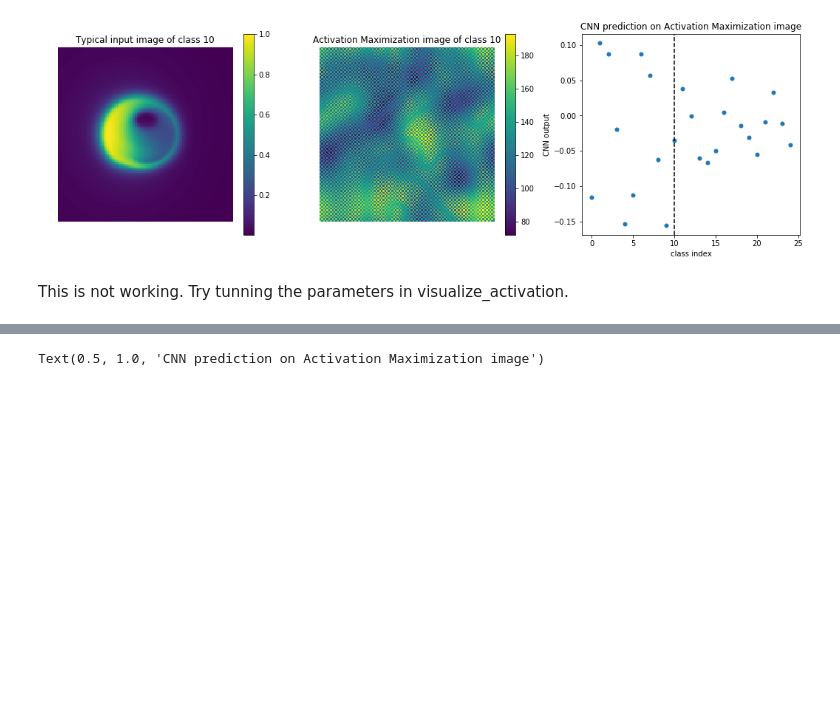
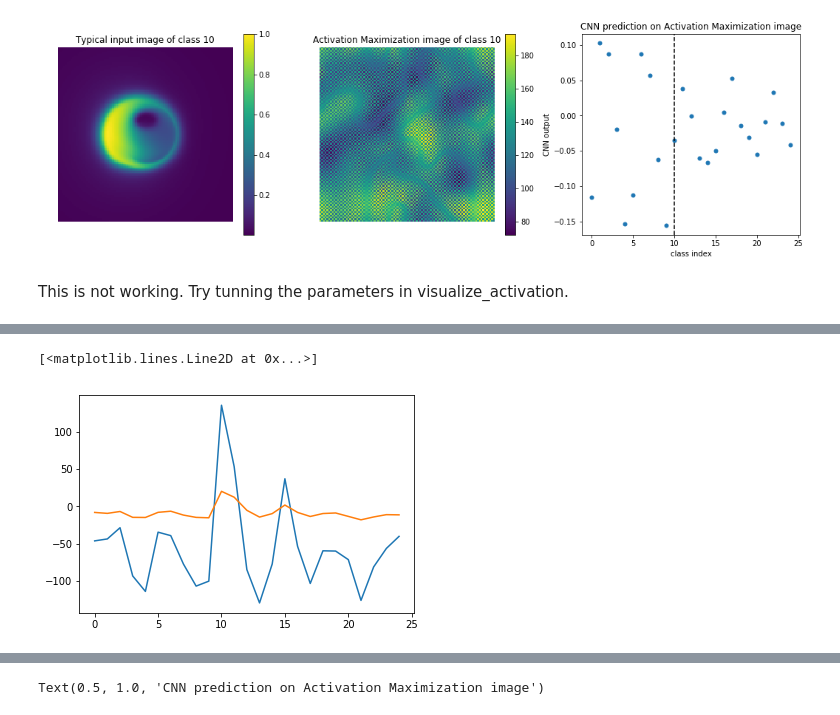
Before and after one commit to iwahle/CS101, a Jupyter notebook: grid_saliency.ipynb, the cells around one changed output, grey strips where cells are left out. Drawn from its saved outputs; the diff is of its cells as text; code cells hidden in the pictures; blank space fills up the shorter version.

```diff
--- a/grid_saliency.ipynb
+++ b/grid_saliency.ipynb
@@ -228,0 +244,6 @@ Text(0.5, 1.0, 'CNN prediction on Activation Maximization image')
+# %%
+plt.plot(model.predict(img[np.newaxis,...])[0],'-',markersize=10)
+plt.plot(model.predict(X[np.newaxis,idx])[0],'-',markersize=10)
+# %% [output]
+[<matplotlib.lines.Line2D at 0x...>]
+[figure, added]
```
Also changed, not shown: parts of 5 cells of this notebook.
